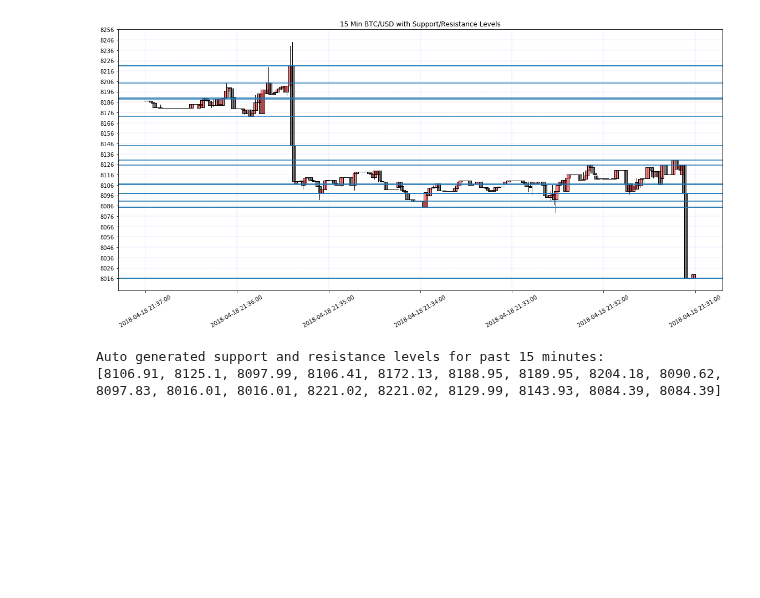
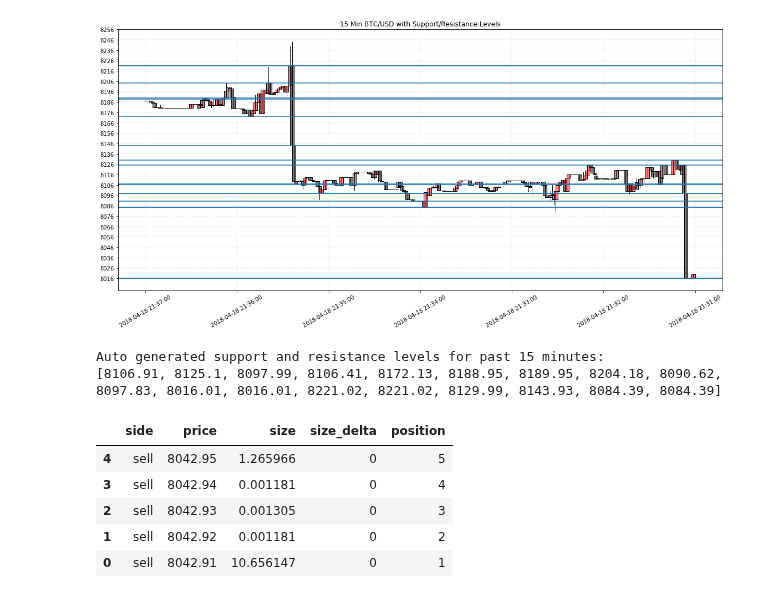
Before and after one commit to timothyyu/gdax-orderbook-ml, a Jupyter notebook: test_input_feature_expansion.ipynb, the cells around one changed output. Cells and saved outputs as stored; diff of their text form; code cells hidden in the pictures; blank space fills up the shorter version.

Commit message:
addition of inital size_delta and position feature columns to dataset

```diff
--- a/test_input_feature_expansion.ipynb
+++ b/test_input_feature_expansion.ipynb
@@ -238,3 +238,34 @@ print(ml_results)
 # %% [output]
 Auto generated support and resistance levels for past 15 minutes:
 [8106.91, 8125.1, 8097.99, 8106.41, 8172.13, 8188.95, 8189.95, 8204.18, 8090.62, 8097.83, 8016.01, 8016.01, 8221.02, 8221.02, 8129.99, 8143.93, 8084.39, 8084.39]
+# %%
+snapshot_asks_df = pd.read_csv("test_data/snapshot_asks.csv")
+snapshot_bids_df = pd.read_csv("test_data/snapshot_bids.csv")
+l2update_df = pd.read_csv("test_data/l2update.csv", dtype ={'changes':object})
+request_log_df= pd.read_csv("test_data/request_log.csv")
+snapshot_both_df = pd.concat([snapshot_asks_df,snapshot_bids_df], axis=0, join='outer', join_axes=None, ignore_index=False,
+          keys=None, levels=None, names=None, verify_integrity=False,
+          copy=True)
+# %%
+# Test add of features as columnsto dataset
+
+# Set inital size delta l2 snapshot
+snapshot_asks_df['size_delta'] = 0
+snapshot_bids_df['size_delta'] = 0
+# Set inital position for l2 snapshot
+snapshot_asks_df['position'] = snapshot_asks_df.index +1
+snapshot_bids_df['position'] = snapshot_bids_df.index +1
+# Reverse index for sell/asks
+snapshot_asks_df =snapshot_asks_df[::-1]
+# Reverse inital position indicator for bids/buy side
+rev = snapshot_bids_df['position'].values * -1
+snapshot_bids_df['position'] = rev
+# %%
+snapshot_asks_df.tail()
+# %% [output]
+|  | side | price | size | size_delta | position |
+| 4 | sell | 8042.95 | 1.265966 | 0 | 5 |
+| 3 | sell | 8042.94 | 0.001181 | 0 | 4 |
+| 2 | sell | 8042.93 | 0.001305 | 0 | 3 |
+| 1 | sell | 8042.92 | 0.001181 | 0 | 2 |
+| 0 | sell | 8042.91 | 10.656147 | 0 | 1 |
```
Also changed, not shown: parts of 1 cell of this notebook.
